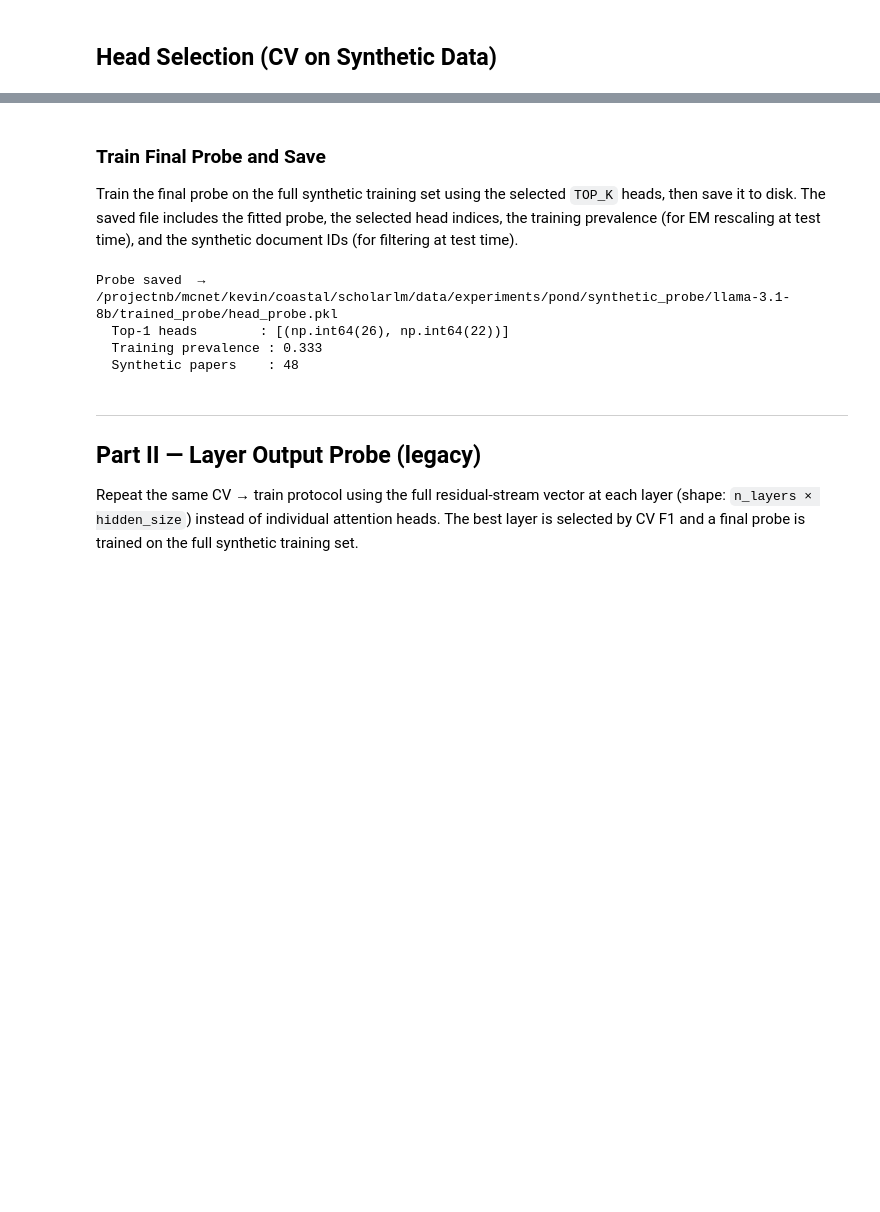
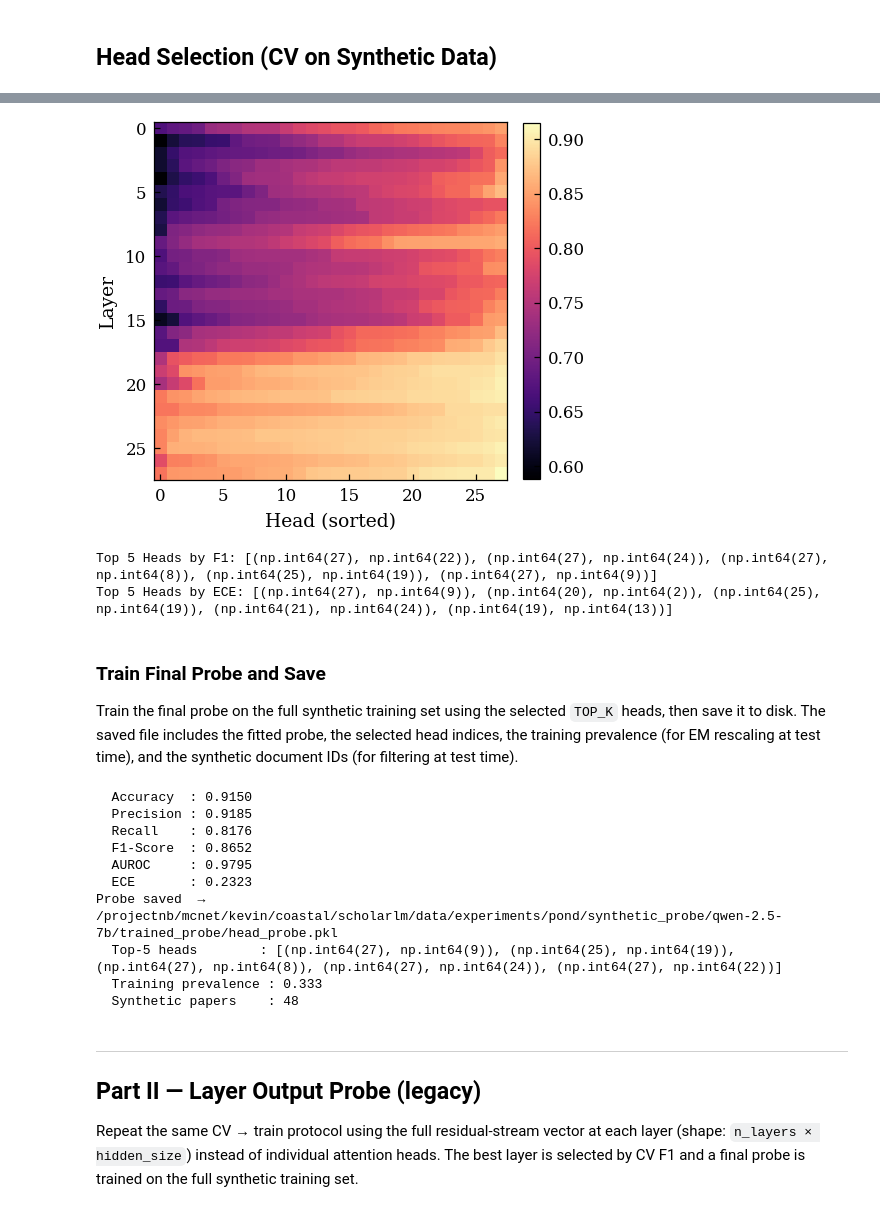
Before and after one commit to kevinqnb/scholarlm, a Jupyter notebook: analysis/synthetic_probe_train.ipynb, the cells around one changed output, grey strips where cells are left out. Saved outputs shown, nothing was run; the diff lists cells and outputs as text; code cells hidden in the pictures; blank space fills up the shorter version.

```diff
--- a/analysis/synthetic_probe_train.ipynb
+++ b/analysis/synthetic_probe_train.ipynb
@@ -294,3 +236,30 @@ Top 1 head(s) by CV F1:
+# %%
+# ECE heatmap:
+score_mat = 1 - head_scores_ece
+fig, ax = plt.subplots(1, 1, figsize=(3.5, 3))
+im = ax.imshow(np.sort(score_mat, axis=1), cmap='magma', aspect='auto')
+ax.set_xlabel('Head (sorted)')
+ax.set_ylabel('Layer')
+fig.colorbar(im, ax=ax, fraction=0.046, pad=0.04)
+fig.tight_layout()
+fig.savefig(FIGURES_DIR + f'synprobe_heatmap_ECE_{DATASET}_{JUDGE_MODEL}.pdf', bbox_inches='tight', dpi=100)
+# %% [output]
+[figure, added]
+# %%
+# Get indices of top 5 by F1
+top_f1_idx = np.argpartition(head_scores_f1.flatten(), -TOP_K)[-TOP_K:]
+top_f1_coords = [divmod(i, n_heads) for i in top_f1_idx]
+
+# Get indices of top 5 by ECE (lowest is best)
+# We flatten, then find the smallest values
+top_ece_idx = np.argsort(head_scores_ece.flatten())[:TOP_K]
+top_ece_coords = [divmod(i, n_heads) for i in top_ece_idx]
+
+print(f"Top {TOP_K} Heads by F1: {top_f1_coords}")
+print(f"Top {TOP_K} Heads by ECE: {top_ece_coords}")
+# %% [output]
+Top 5 Heads by F1: [(np.int64(27), np.int64(22)), (np.int64(27), np.int64(24)), (np.int64(27), np.int64(8)), (np.int64(25), np.int64(19)), (np.int64(27), np.int64(9))]
+Top 5 Heads by ECE: [(np.int64(27), np.int64(9)), (np.int64(20), np.int64(2)), (np.int64(25), np.int64(19)), (np.int64(21), np.int64(24)), (np.int64(19), np.int64(13))]
 # %% [markdown]
 ### Train Final Probe and Save
 
@@ -299,18 +268,40 @@ Train the final probe on the full synthetic training set using the selected
 the selected head indices, the training prevalence (for EM rescaling at test
 time), and the synthetic document IDs (for filtering at test time).
 # %%
+# Sort to top-k heads (by F1):
+flat_indices = np.argsort(head_scores_f1.flatten())[-TOP_K:][::-1]
+top_k_heads  = [np.unravel_index(idx, head_scores_f1.shape) for idx in flat_indices]
+
+# Train:
 X_train = np.concatenate(
     [head_datasets_syn[(l, h)][syn_train_idx] for l, h in top_k_heads], axis=1
 )
 y_train = syn_labels[syn_train_idx]
 
-final_probe = Pipeline([
+base_probe = Pipeline([
     ('scaler', StandardScaler()),
     ('clf', LogisticRegression(
         C=1.0, class_weight=None, solver='lbfgs',
         max_iter=1000, random_state=42,
     ))
-]).fit(X_train, y_train)
+])
+
+calibrated_probe = CalibratedClassifierCV(
+    estimator=base_probe,
+    method='sigmoid',  # 'sigmoid' is Platt scaling
+    cv=kfold_cv
+).fit(X_train, y_train)
+
+# Evaluate training performance:
+y_probs = calibrated_probe.predict_proba(X_train)[:, 1]
+y_pred = (y_probs > 0.5).astype(int)
+print(f"  Accuracy  : {accuracy_score(y_train, y_pred):.4f}")
+print(f"  Precision : {precision_score(y_train, y_pred):.4f}")
+print(f"  Recall    : {recall_score(y_train, y_pred):.4f}")
+print(f"  F1-Score  : {f1_score(y_train, y_pred):.4f}")
+print(f"  AUROC     : {roc_auc_score(y_train, y_probs):.4f}")
+print(f"  ECE       : {compute_ece(y_train, y_probs):.4f}")
+
 
 # Save probe + metadata for use in synthetic_probe_test.ipynb
 probe_dir  = paths.trained_probe_dir(DATASET, JUDGE_MODEL)
@@ -318,7 +309,7 @@ probe_dir.mkdir(parents=True, exist_ok=True)
 probe_path = probe_dir / 'head_probe.pkl'
 
 probe_data = {
-    'probe':            final_probe,
+    'probe':            calibrated_probe,
     'top_k_heads':      top_k_heads,
     'train_prevalence': float(y_train.mean()),
     'syn_document_ids': sorted(syn_df['document_id'].unique().tolist()),
@@ -335,8 +326,14 @@ print(f'  Top-{TOP_K} heads        : {top_k_heads}')
 print(f'  Training prevalence : {y_train.mean():.3f}')
 print(f'  Synthetic papers    : {len(probe_data["syn_document_ids"])}')
 # %% [output]
-Probe saved  → /projectnb/mcnet/kevin/coastal/scholarlm/data/experiments/pond/synthetic_probe/llama-3.1-8b/trained_probe/head_probe.pkl
-  Top-1 heads        : [(np.int64(26), np.int64(22))]
+  Accuracy  : 0.9150
+  Precision : 0.9185
+  Recall    : 0.8176
+  F1-Score  : 0.8652
+  AUROC     : 0.9795
+  ECE       : 0.2323
+Probe saved  → /projectnb/mcnet/kevin/coastal/scholarlm/data/experiments/pond/synthetic_probe/qwen-2.5-7b/trained_probe/head_probe.pkl
+  Top-5 heads        : [(np.int64(27), np.int64(9)), (np.int64(25), np.int64(19)), (np.int64(27), np.int64(8)), (np.int64(27), np.int64(24)), (np.int64(27), np.int64(22))]
   Training prevalence : 0.333
   Synthetic papers    : 48
 # %% [markdown]
```
Also changed, not shown: parts of 13 cells of this notebook, 15 other files.
